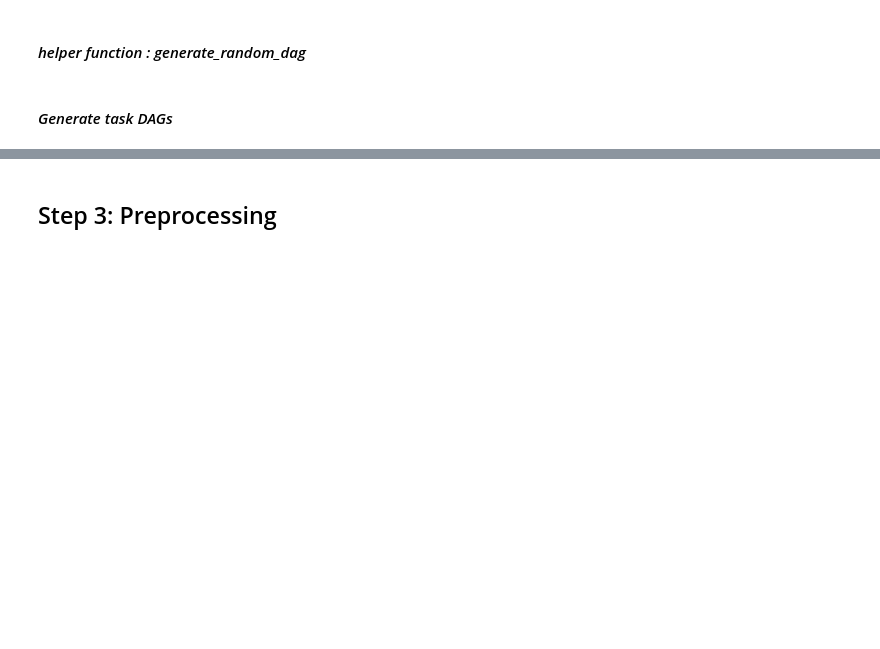
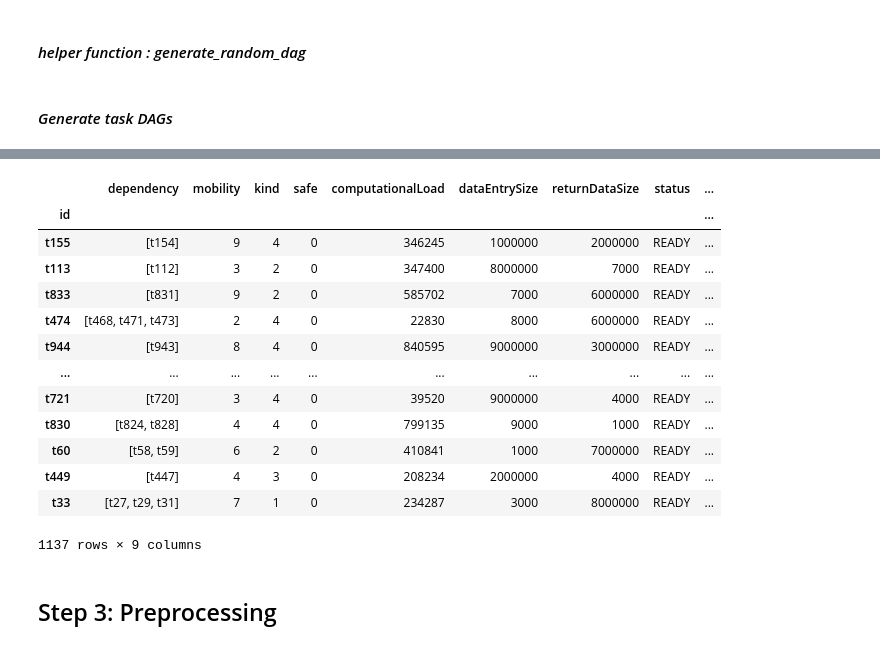
Before and after one commit to seyedAliHamedi/DTRL, a Jupyter notebook: main.ipynb, the cells around one changed output, grey strips where cells are left out. Cells and saved outputs as stored; diff of their text form; code cells hidden in the pictures; blank space fills up the shorter version.

```diff
--- a/main.ipynb
+++ b/main.ipynb
@@ -220,3 +220,20 @@ tasks
+# %%
+tasks
+# %% [output]
+|  | dependency | mobility | kind | safe | computationalLoad | dataEntrySize | returnDataSize | status | ... |
+| id |  |  |  |  |  |  |  |  | ... |
+| t155 | [t154] | 9 | 4 | 0 | 346245 | 1000000 | 2000000 | READY | ... |
+| t113 | [t112] | 3 | 2 | 0 | 347400 | 8000000 | 7000 | READY | ... |
+| t833 | [t831] | 9 | 2 | 0 | 585702 | 7000 | 6000000 | READY | ... |
+| t474 | [t468, t471, t473] | 2 | 4 | 0 | 22830 | 8000 | 6000000 | READY | ... |
+| t944 | [t943] | 8 | 4 | 0 | 840595 | 9000000 | 3000000 | READY | ... |
+| ... | ... | ... | ... | ... | ... | ... | ... | ... | ... |
+| t721 | [t720] | 3 | 4 | 0 | 39520 | 9000000 | 4000 | READY | ... |
+| t830 | [t824, t828] | 4 | 4 | 0 | 799135 | 9000 | 1000 | READY | ... |
+| t60 | [t58, t59] | 6 | 2 | 0 | 410841 | 1000 | 7000000 | READY | ... |
+| t449 | [t447] | 4 | 3 | 0 | 208234 | 2000000 | 4000 | READY | ... |
+| t33 | [t27, t29, t31] | 7 | 1 | 0 | 234287 | 3000 | 8000000 | READY | ... |
+1137 rows × 9 columns
 # %% [markdown]
 ## Step 3: Preprocessing
 # %% [markdown]
```
Also changed, not shown: parts of 15 cells of this notebook, 1 other file.
